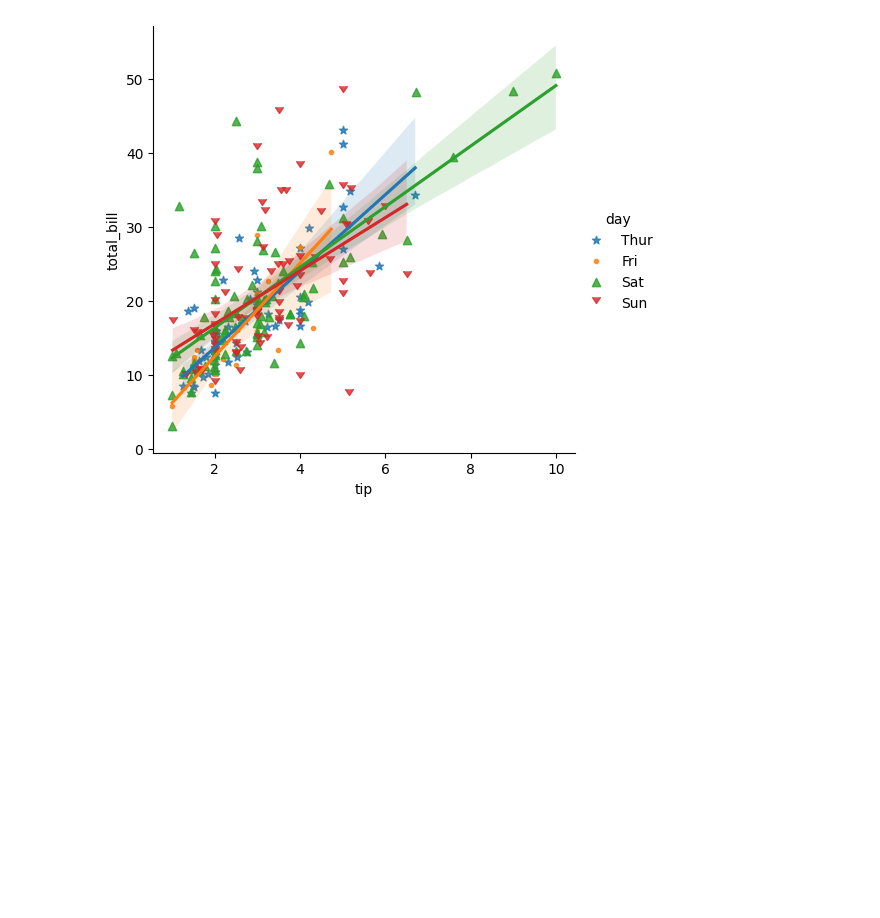
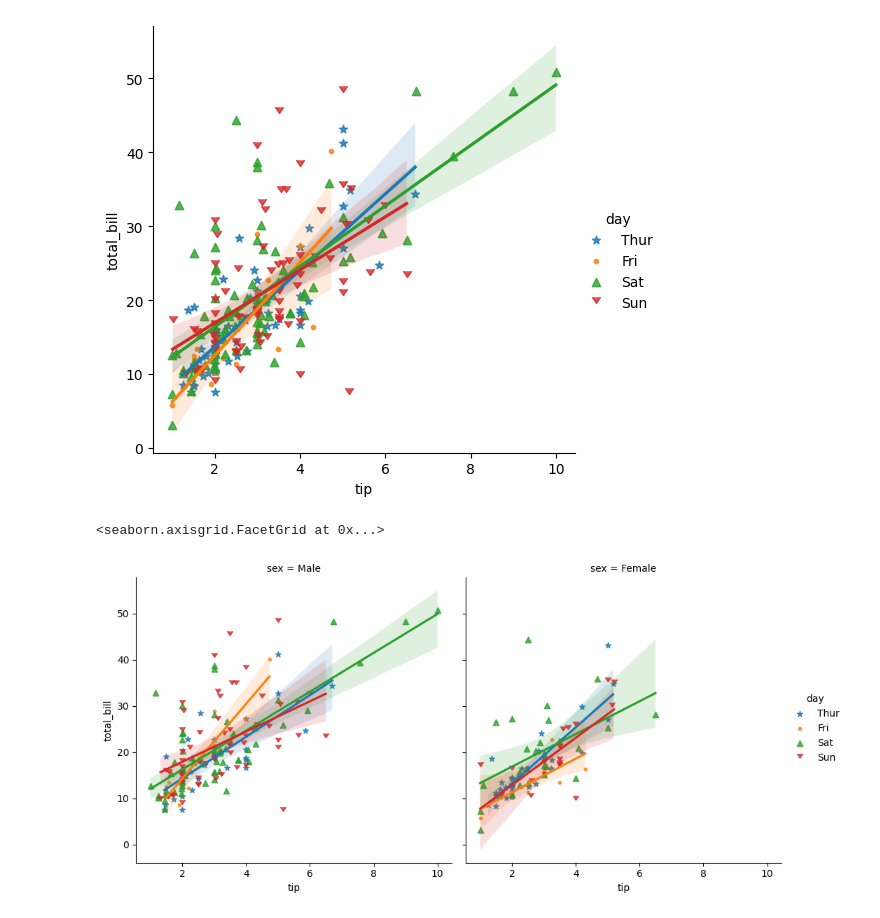
Before and after one commit to jp-vasoya-02/machine-learning-Data-Science-, a Jupyter notebook: seaborn/matrix-regression-style.ipynb, the cells around one changed output. Saved outputs shown, nothing was run; the diff lists cells and outputs as text; code cells hidden in the pictures; blank space fills up the shorter version.

Commit message:
Seaborn done

```diff
--- a/seaborn/matrix-regression-style.ipynb
+++ b/seaborn/matrix-regression-style.ipynb
@@ -45,3 +46,9 @@ sns.lmplot(data=tips,x="tip",y="total_bill",hue="day",markers=["*",".","^",7])
 # %% [output]
 <seaborn.axisgrid.FacetGrid at 0x...>
 [figure]
+# %%
+# using Grid column
+sns.lmplot(data=tips,x="tip",y="total_bill",hue="day",markers=["*",".","^",7],col="sex")
+# %% [output]
+<seaborn.axisgrid.FacetGrid at 0x...>
+[figure, added]
```
Also changed, not shown: parts of 3 cells of this notebook.
